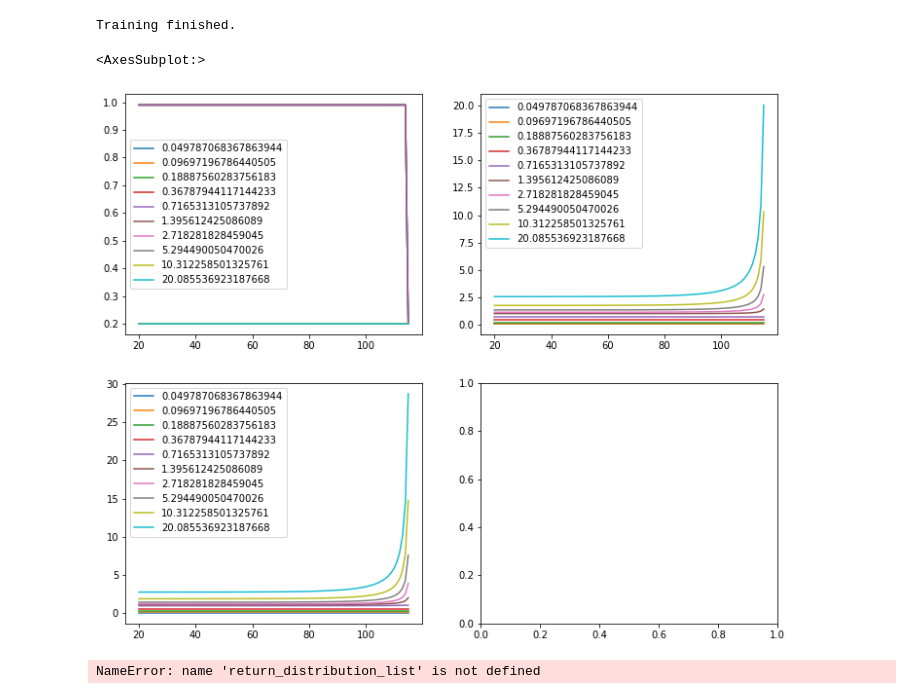
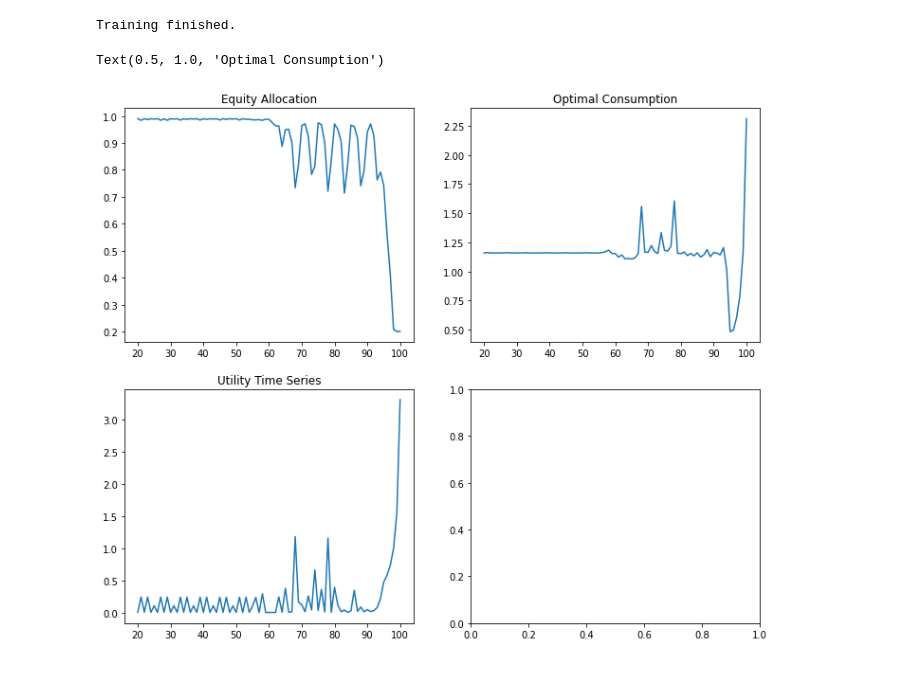
Before and after one commit to larloch10938/ucl_final_project, a Jupyter notebook: main.ipynb, the cells around one changed output. Drawn from its saved outputs; the diff is of its cells as text; code cells hidden in the pictures.

```diff
--- a/main.ipynb
+++ b/main.ipynb
@@ -34,12 +34,15 @@ consumption_policy, equity_policy, utility_result = lifecycle.optimize_lifecycle
 Training finished.
 # %%
 fig, axes = plt.subplots(nrows=2, ncols=2, figsize = (12, 10))
-equity_policy.plot(ax = axes[0, 0])
-utility_result.plot(ax = axes[1, 0])
-consumption_policy.plot(ax = axes[0, 1])
+equity_policy.mean(axis = 1).plot(ax = axes[0, 0])
+axes[0, 0].set_title('Equity Allocation')
+utility_result.mean(axis = 1).plot(ax = axes[1, 0])
+axes[1, 0].set_title('Utility Time Series')
+consumption_policy.mean(axis = 1).plot(ax = axes[0, 1])
+axes[0, 1].set_title('Optimal Consumption')
 # %% [output]
-<AxesSubplot:>
+Text(0.5, 1.0, 'Optimal Consumption')
-[figure, old version]
+[figure, new version]
 # %%
 def run_lifecycle(iterations = 100):
     income = [0] * investor.START_AGE
@@ -64,12 +67,3 @@ def run_lifecycle(iterations = 100):
 
         income_distribution_list.append(income)
         return_distribution_list.append(risk_asset_return)
-# %%
-pd.DataFrame(np.mean(np.array(return_distribution_list), axis=0)[start_age:],
-    index = range(start_age, end_age),
-    columns=["returns"]).plot(ax = axes[0, 1])
-pd.DataFrame(np.mean(np.array(income_distribution_list), axis=0)[start_age:],
-    index = range(start_age, end_age),
-    columns=["income"]).plot(ax = axes[1, 1])
-# %% [output]
-NameError: name 'return_distribution_list' is not defined
```
Also changed, not shown: 2 other files.
